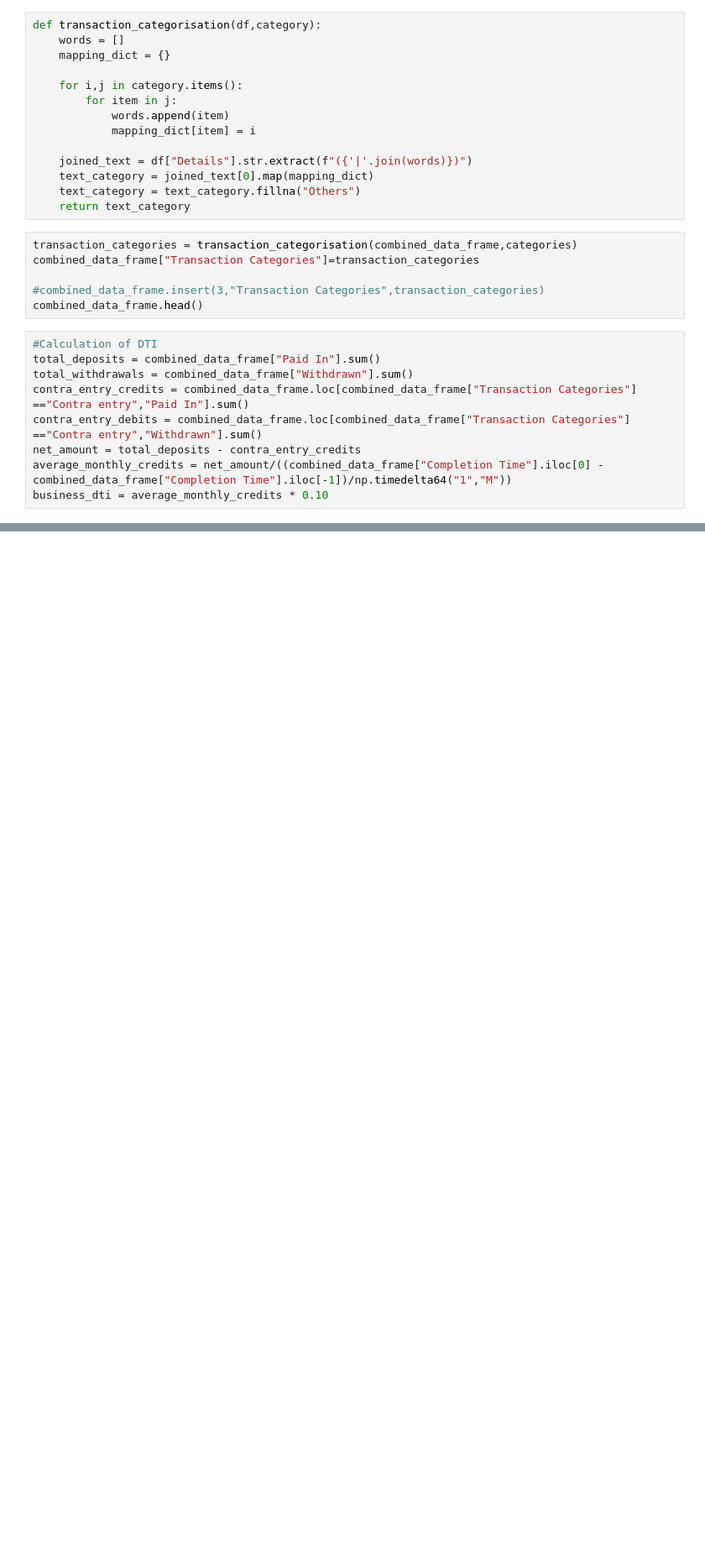
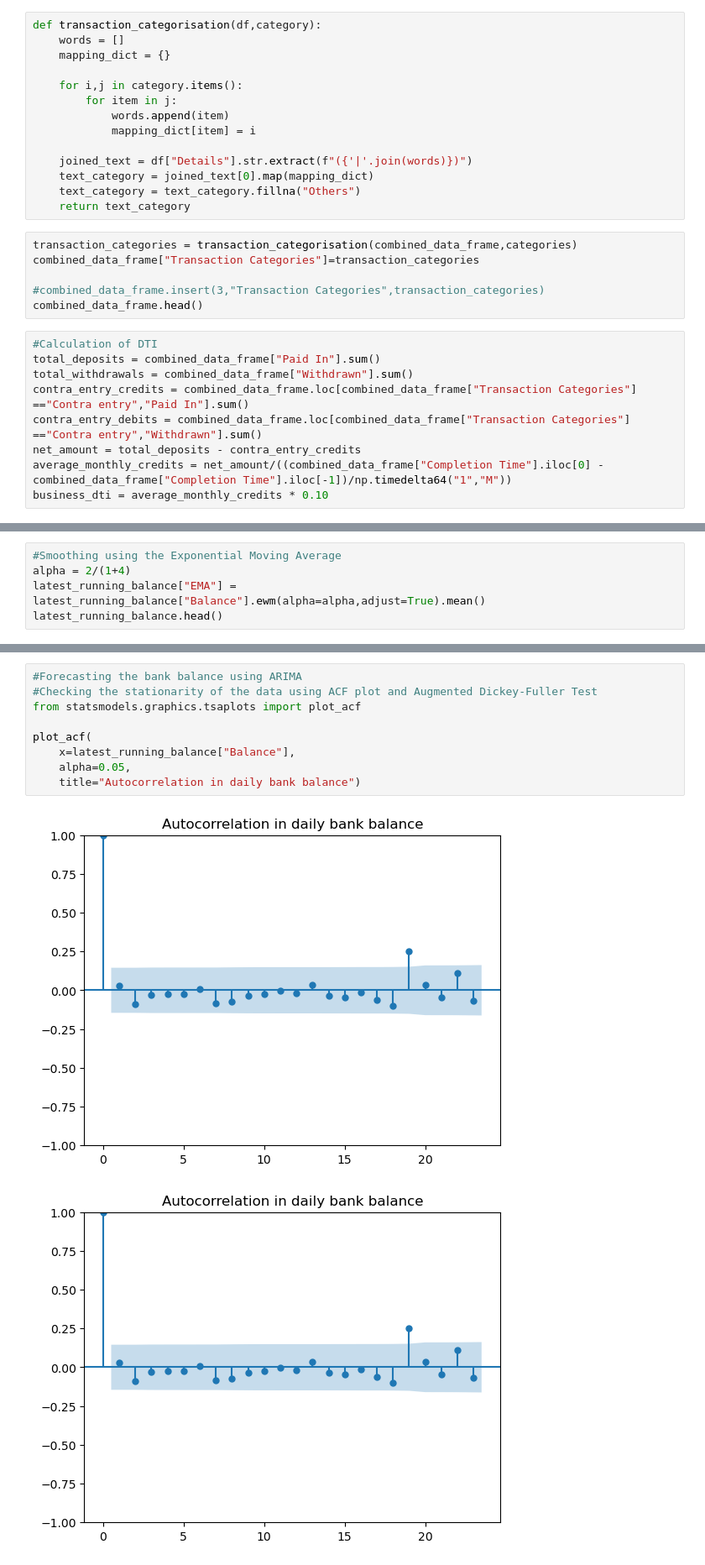
Before and after one commit to arnoldmuiruri/mpesa_analysis, a Jupyter notebook: bank_reconciliation.ipynb, the cells around one changed output, grey strips where cells are left out. Shown at 84% size. Cells and saved outputs as stored; diff of their text form; blank space fills up the shorter version.

```diff
--- a/bank_reconciliation.ipynb
+++ b/bank_reconciliation.ipynb
@@ -138,0 +146,5 @@ monthly_transactions
+# %%
+#Smoothing using the Exponential Moving Average
+alpha = 2/(1+4)
+latest_running_balance["EMA"] = latest_running_balance["Balance"].ewm(alpha=alpha,adjust=True).mean()
+latest_running_balance.head()
@@ -138,0 +219,12 @@ monthly_transactions
+# %%
+#Forecasting the bank balance using ARIMA
+#Checking the stationarity of the data using ACF plot and Augmented Dickey-Fuller Test
+from statsmodels.graphics.tsaplots import plot_acf
+
+plot_acf(
+    x=latest_running_balance["Balance"],
+    alpha=0.05,
+    title="Autocorrelation in daily bank balance")
+# %% [output]
+[figure, added]
+[figure, added]
```
Also changed, not shown: parts of 19 cells of this notebook.
